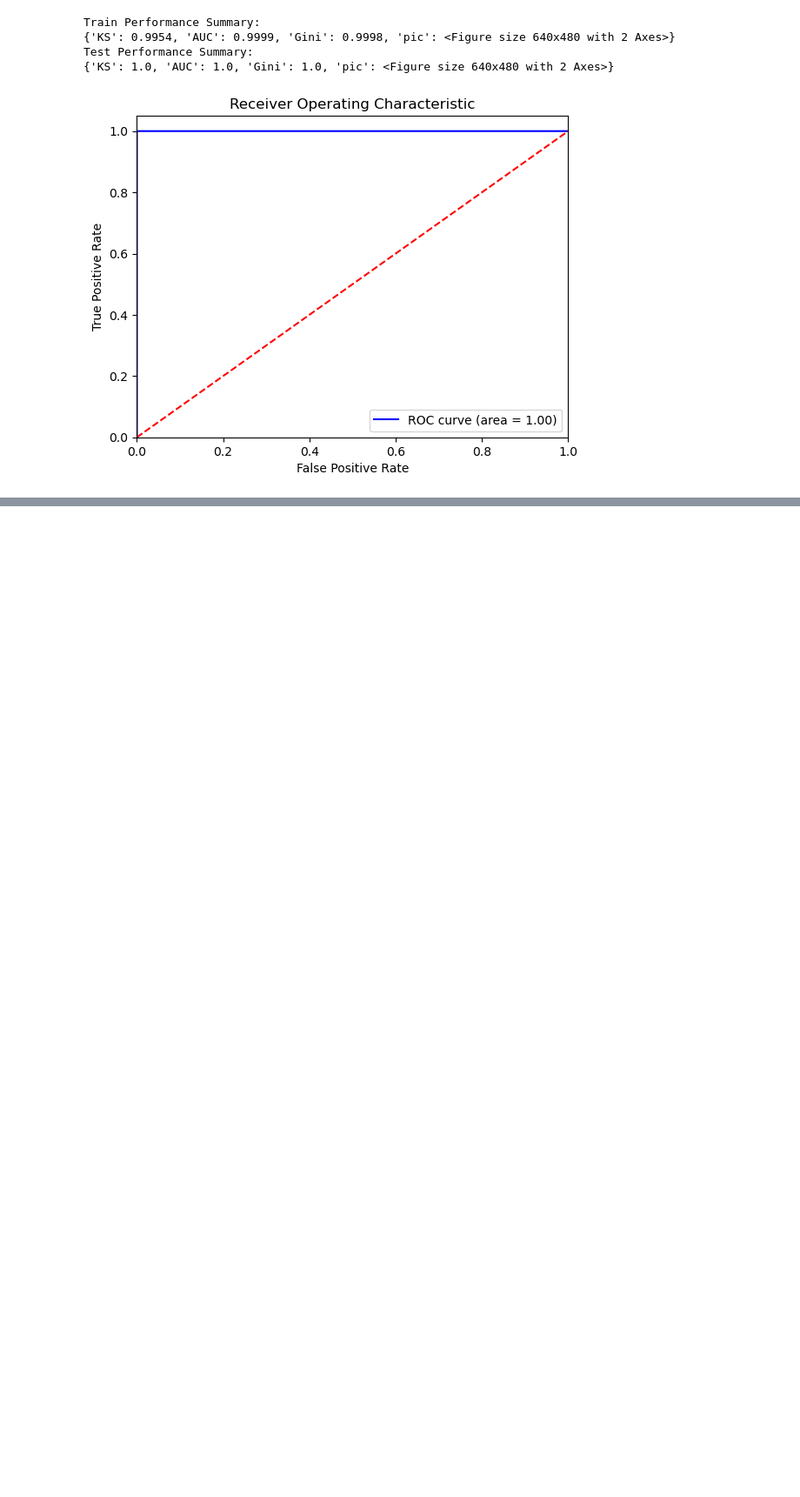
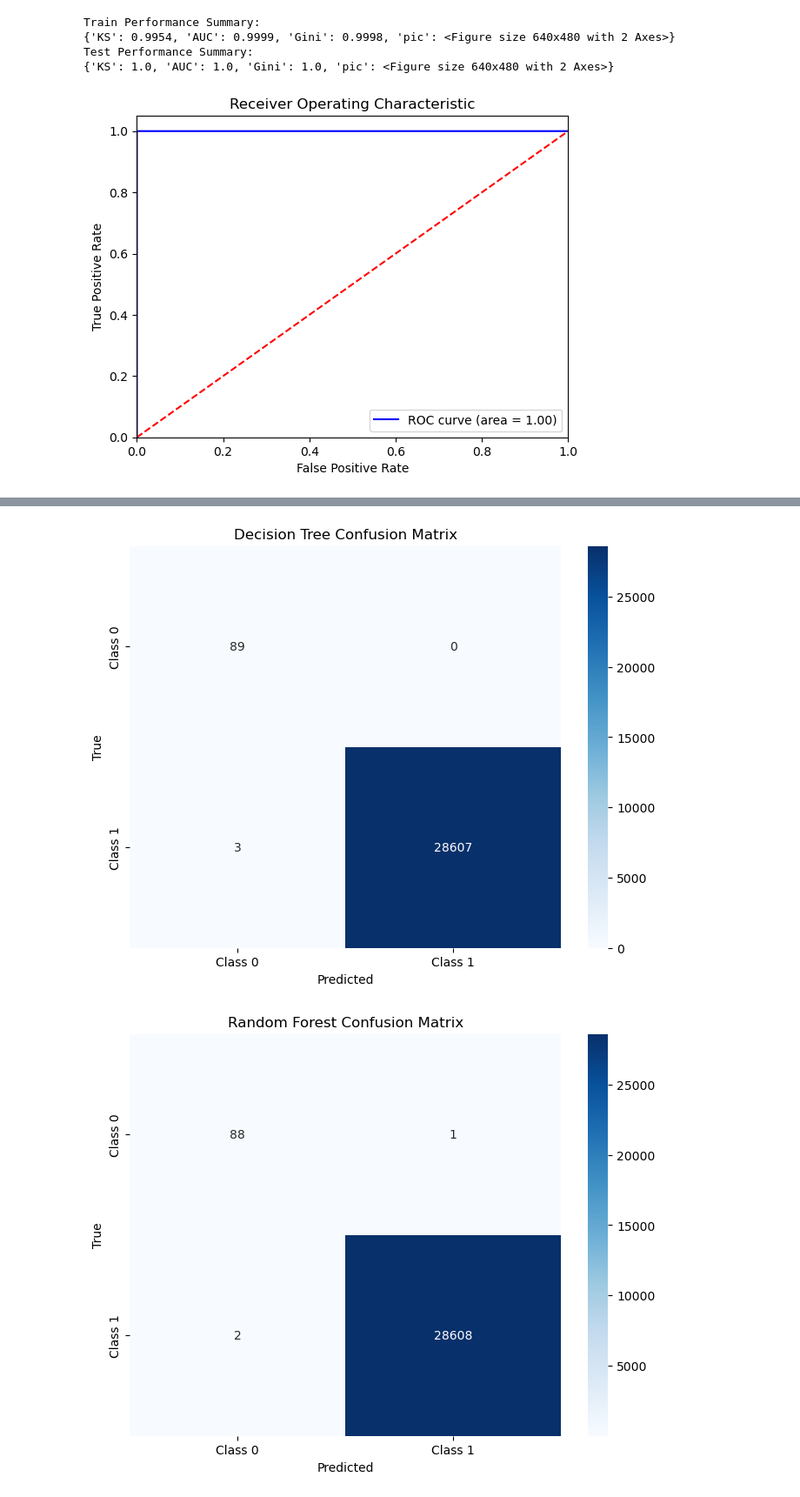
Before and after one commit to plony/week6_challenge, a Jupyter notebook: notebook/EDA.ipynb, the cells around one changed output, grey strips where cells are left out. Shown at 87% size. Cells and saved outputs as stored; diff of their text form; code cells hidden in the pictures; blank space fills up the shorter version.

```diff
--- a/notebook/EDA.ipynb
+++ b/notebook/EDA.ipynb
@@ -683,0 +812,19 @@ plt.show()
+# %%
+from sklearn.ensemble import GradientBoostingClassifier
+
+# Step 1: Define the Gradient Boosting model
+gbm = GradientBoostingClassifier(random_state=42)
+
+# Step 2: Evaluate GBM using cross-validation
+print("Evaluating Gradient Boosting model:")
+evaluate_model_with_cv(gbm, X_train_cleaned, y_train)
+
+# Train the model on the entire training set
+gbm.fit(X_train_cleaned, y_train)
+
+# Make predictions on the test set
+y_test_pred_gbm = gbm.predict(X_test_cleaned)
+
+# Print classification report for GBM
+print("Gradient Boosting Classification Report:")
+print(classification_report(y_test, y_test_pred_gbm))
@@ -683,0 +844,12 @@ plt.show()
+# %%
+# Confusion matrix for Decision Tree
+plot_confusion_matrix(y_test, y_test_pred_dt, "Decision Tree Confusion Matrix")
+
+# Confusion matrix for Random Forest
+plot_confusion_matrix(y_test, y_test_pred_rf, "Random Forest Confusion Matrix")
+
+# Confusion matrix for GBM
+plot_confusion_matrix(y_test, y_test_pred_gbm, "Gradient Boosting Confusion Matrix")
+# %% [output]
+[figure, added]
+[figure, added]
```
Also changed, not shown: parts of 27 cells of this notebook, 2 other files.
